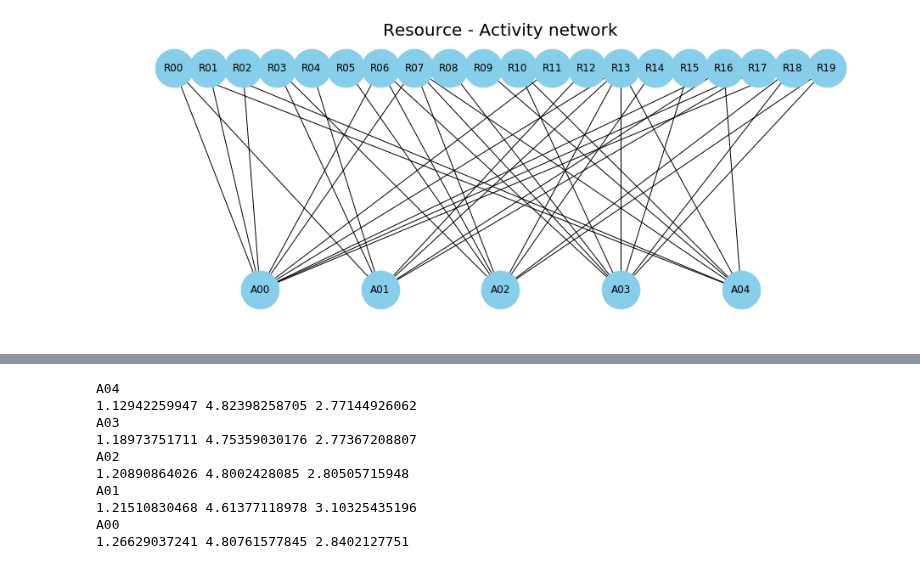
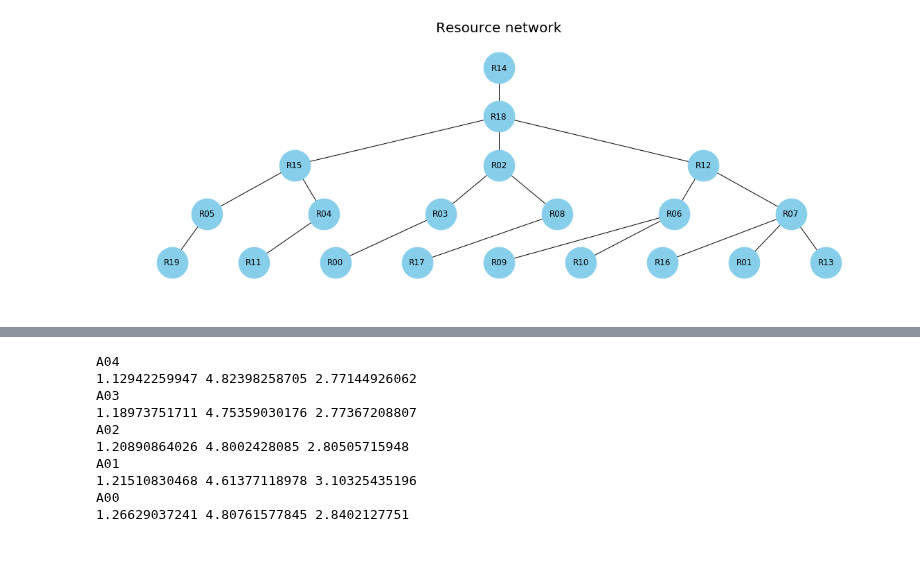
Before and after one commit to frhyme/frhyme.github.io, a Jupyter notebook: _posts/personal_ipynb/process and organization.ipynb, the cells around one changed output, grey strips where cells are left out. Saved outputs shown, nothing was run; the diff lists cells and outputs as text; code cells hidden in the pictures.

```diff
--- a/_posts/personal_ipynb/process and organization.ipynb
+++ b/_posts/personal_ipynb/process and organization.ipynb
@@ -135,11 +227,11 @@ R_net = make_random_tree(R_set, 5)
 # %%
 plt.figure(figsize=(16, 6))
-nx.draw_networkx(R_A_net, pos=bipartite_layout(R_A_net, LR=False), node_size=2000, node_color='skyblue')
-
-#nx.draw_networkx(R_net, pos=tree_position(R_net), node_size=2000, node_color='skyblue', ax = axes[1])
+nx.draw_networkx(R_net, pos=tree_position(R_net), node_size=2000, node_color='skyblue')
 plt.axis('off')
-plt.title('Resource - Activity network', fontsize=20)
+plt.title('Resource network', fontsize=20)
 #axes[1].set_title('Resource Network', fontsize=20)
+plt.tight_layout()
+plt.savefig('../../assets/images/markdown_img/180816_R_net.png', dpi=200)
 plt.show()
 # %% [output]
-[figure, old version]
+[figure, new version]
```
Also changed, not shown: parts of 25 cells of this notebook, 24 other files.
